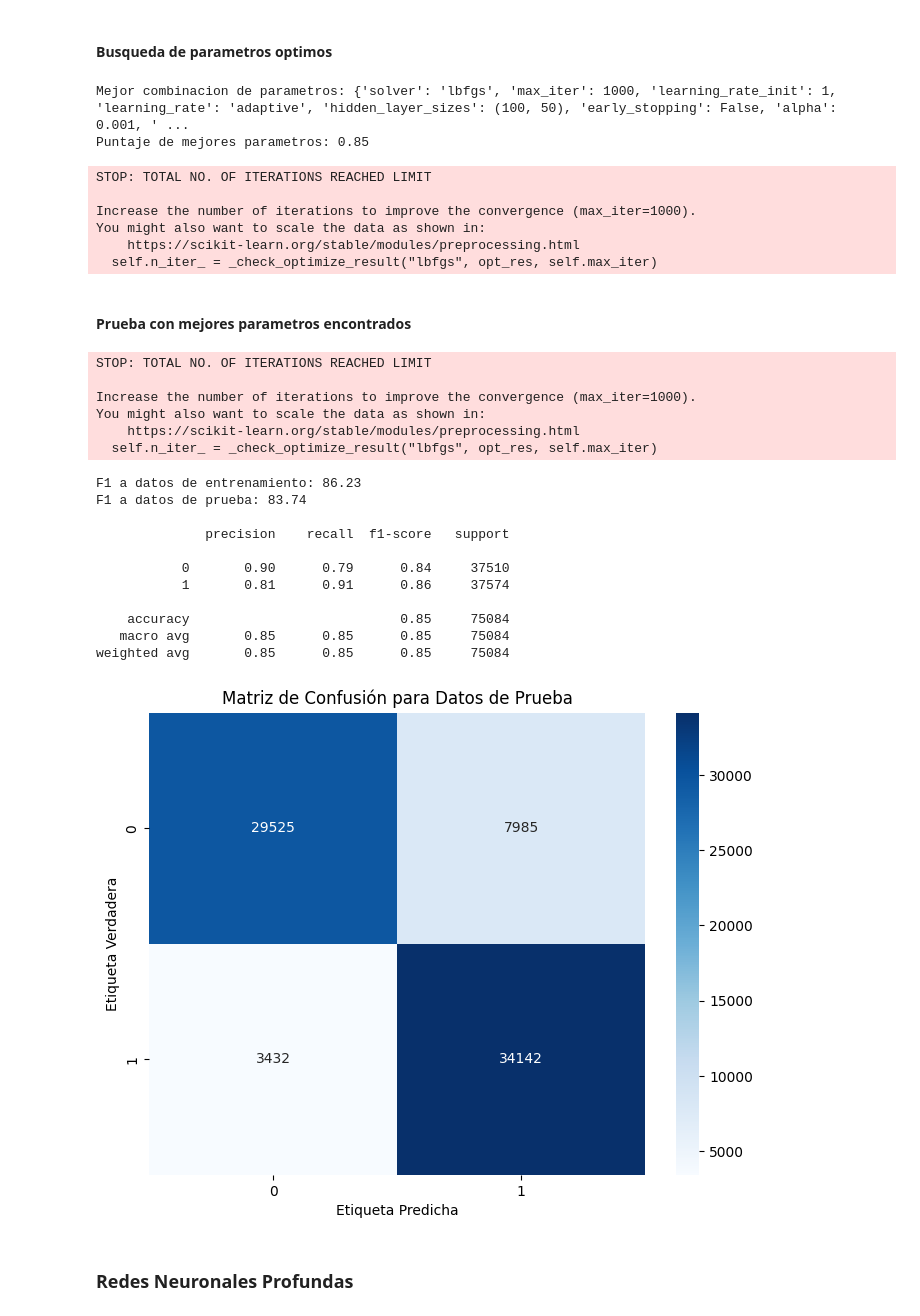
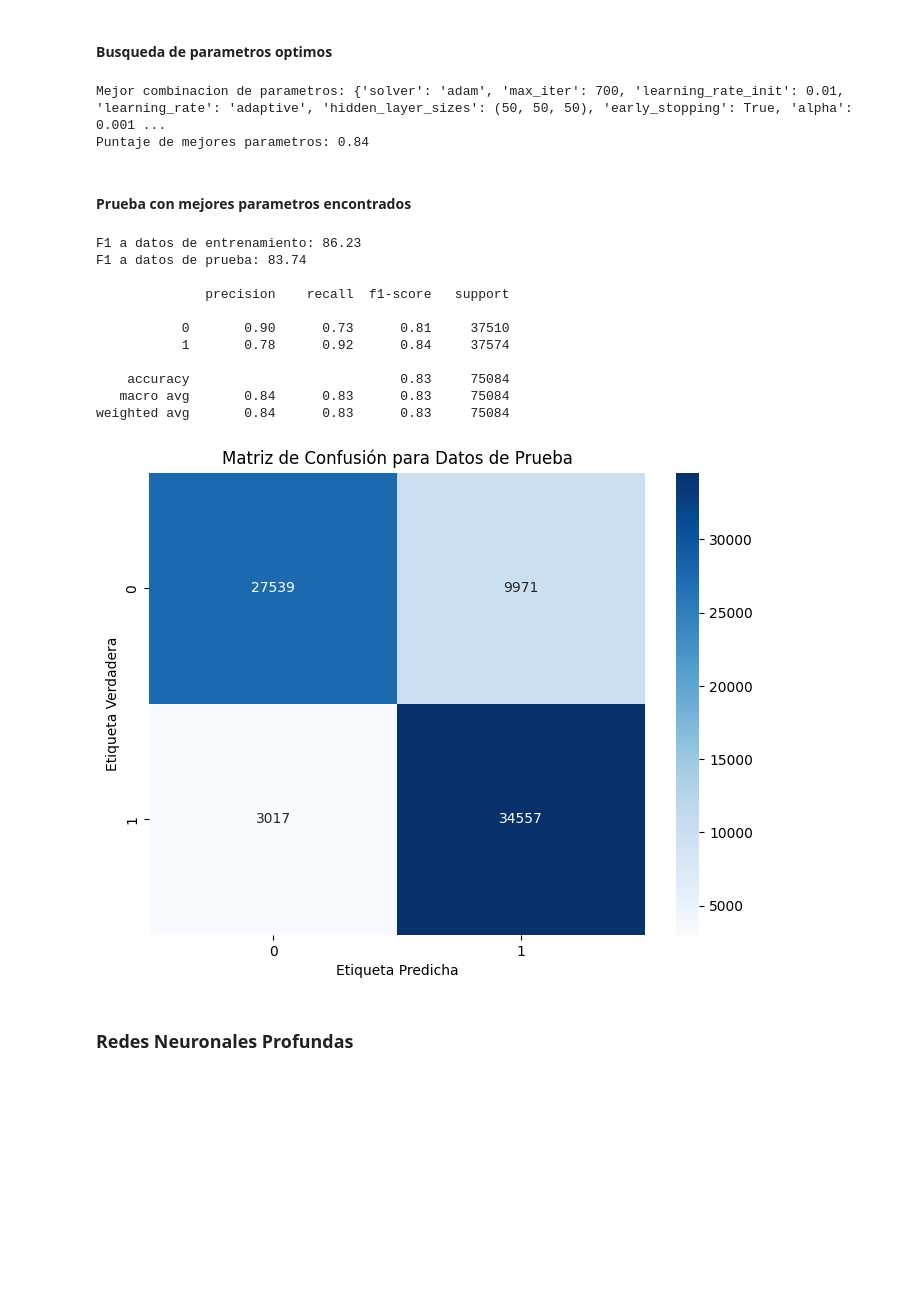
Before and after one commit to ErronBlood/CloudComputingAI, a Jupyter notebook: CloudComputingAI.ipynb, the cells around one changed output. Drawn from its saved outputs; the diff is of its cells as text; code cells hidden in the pictures; blank space fills up the shorter version.

```diff
--- a/CloudComputingAI.ipynb
+++ b/CloudComputingAI.ipynb
@@ -593,12 +593,12 @@ param_grid = {
                            (100,50),
                            (150)],
     'activation': ['relu','tanh'],  # Regularization strength
-    'solver': ['lbfgs', 'sgd', 'adam'],  # Optimization algorithm
-    'alpha': [0.001],
-    'learning_rate' : ['constant', 'adaptive'],
-    'learning_rate_init' : [0.01, 0.1, 1],
-    'max_iter' : [800, 900, 1000],
-    'early_stopping' : [False, True]
+    'solver': ['adam'],  # Optimization algorithm
+    'alpha': [0.001, 0.01],
+    'learning_rate' : ['adaptive'],
+    'learning_rate_init' : [0.001, 0.01],
+    'max_iter' : [500, 700],
+    'early_stopping' : [True]
 }
 
 comb = RandomizedSearchCV(mlp, param_grid, cv = 3, scoring = 'f1', n_jobs=-1, n_iter=15, random_state=42)
@@ -608,61 +608,49 @@ comb.fit(X_train_scaled,y_train)
 print("Mejor combinacion de parametros: {:}".format(comb.best_params_))
 print("Puntaje de mejores parametros: {:.2}".format(comb.best_score_))
 # %% [output]
-Mejor combinacion de parametros: {'solver': 'lbfgs', 'max_iter': 1000, 'learning_rate_init': 1, 'learning_rate': 'adaptive', 'hidden_layer_sizes': (100, 50), 'early_stopping': False, 'alpha': 0.001, ' ...
-Puntaje de mejores parametros: 0.85
+Mejor combinacion de parametros: {'solver': 'adam', 'max_iter': 700, 'learning_rate_init': 0.01, 'learning_rate': 'adaptive', 'hidden_layer_sizes': (50, 50, 50), 'early_stopping': True, 'alpha': 0.001 ...
+Puntaje de mejores parametros: 0.84
-STOP: TOTAL NO. OF ITERATIONS REACHED LIMIT
-
-Increase the number of iterations to improve the convergence (max_iter=1000).
-You might also want to scale the data as shown in:
-    https://scikit-learn.org/stable/modules/preprocessing.html
-  self.n_iter_ = _check_optimize_result("lbfgs", opt_res, self.max_iter)
 # %% [markdown]
 #### Prueba con mejores parametros encontrados
 # %%
-mlp = MLPClassifier(solver = 'lbfgs', max_iter = 1000, learning_rate_init= 1, learning_rate= 'adaptive', hidden_layer_sizes= (100, 50), early_stopping= False, alpha= 0.001, activation= 'tanh')
+mlp = MLPClassifier(solver = 'adam', max_iter = 700, learning_rate_init= 0.01, learning_rate= 'adaptive', hidden_layer_sizes= (50, 50, 50), early_stopping= True, alpha= 0.001, activation= 'relu')
 
 mlp.fit(X_train_scaled, y_train)
 
 #Realizacion de predicciones con datos de entrenamiento y prueba
 y_pred_train = mlp.predict(X_train_scaled)
 y_pred_test = mlp.predict(X_test_scaled)
 
 #Calculo de porcentaje de recall para ambas predicciones
 mlp_train_f1= f1_score(y_true= y_train, y_pred = y_pred_train) * 100
 mlp_test_f1 = f1_score(y_true= y_test, y_pred = y_pred_test) * 100
 
 print('F1 a datos de entrenamiento: {:.2f}'.format(dt_train_f1))
 print('F1 a datos de prueba: {:.2f}\n'.format(dt_test_f1))
 print(classification_report(y_test, y_pred_test))
 
 cmatrix = confusion_matrix(y_test, y_pred_test)
 labels = np.unique(y_test)
 df_cm = pd.DataFrame(cmatrix, index=labels, columns=labels)
 plt.figure(figsize=(8, 6))
 sns.heatmap(df_cm, annot=True, cmap='Blues', fmt='d')
 plt.title("Matriz de Confusión para Datos de Prueba")
 plt.xlabel("Etiqueta Predicha")
 plt.ylabel("Etiqueta Verdadera")
 plt.show()
 # %% [output]
-STOP: TOTAL NO. OF ITERATIONS REACHED LIMIT
+F1 a datos de entrenamiento: 86.23
+F1 a datos de prueba: 83.74
 
-Increase the number of iterations to improve the convergence (max_iter=1000).
-You might also want to scale the data as shown in:
-    https://scikit-learn.org/stable/modules/preprocessing.html
-  self.n_iter_ = _check_optimize_result("lbfgs", opt_res, self.max_iter)
+              precision    recall  f1-score   support
+
+           0       0.90      0.73      0.81     37510
+           1       0.78      0.92      0.84     37574
+
+    accuracy                           0.83     75084
+   macro avg       0.84      0.83      0.83     75084
+weighted avg       0.84      0.83      0.83     75084
-F1 a datos de entrenamiento: 86.23
-F1 a datos de prueba: 83.74
-
-              precision    recall  f1-score   support
-
-           0       0.90      0.79      0.84     37510
-           1       0.81      0.91      0.86     37574
-
-    accuracy                           0.85     75084
-   macro avg       0.85      0.85      0.85     75084
-weighted avg       0.85      0.85      0.85     75084
-[figure, old version]
+[figure, new version]
 # %% [markdown]
 ### Redes Neuronales Profundas
 # %% [markdown]
```
